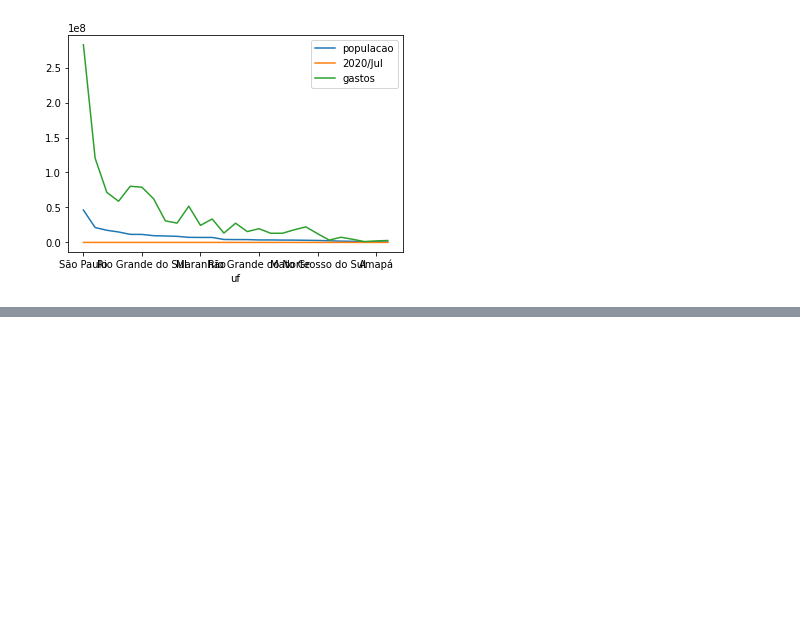
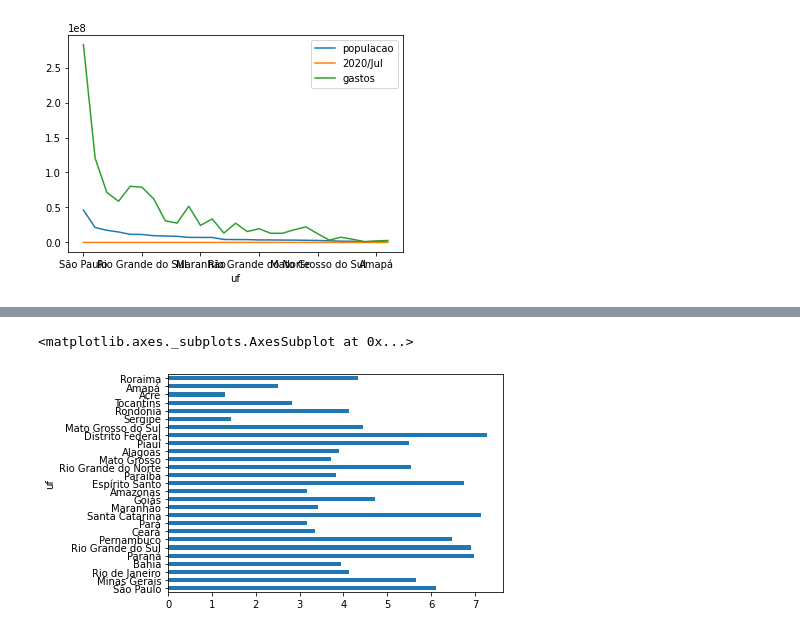
Before and after one commit to ricardosaj/Bootcamp-Data-Science-Alura, a Jupyter notebook: aula_02_BC_DS_Aplicada_Alura.ipynb, the cells around one changed output, grey strips where cells are left out. Saved outputs shown, nothing was run; the diff lists cells and outputs as text; code cells hidden in the pictures; blank space fills up the shorter version.

```diff
--- a/aula_02_BC_DS_Aplicada_Alura.ipynb
+++ b/aula_02_BC_DS_Aplicada_Alura.ipynb
@@ -1051,0 +1074,5 @@ gastos_e_populacao_mais_recente.plot()
+# %%
+gastos_e_populacao_mais_recente["gasto por habitante"].plot(kind='barh')
+# %% [output]
+<matplotlib.axes._subplots.AxesSubplot at 0x...>
+[figure, added]
```
Also changed, not shown: parts of 14 cells of this notebook.
